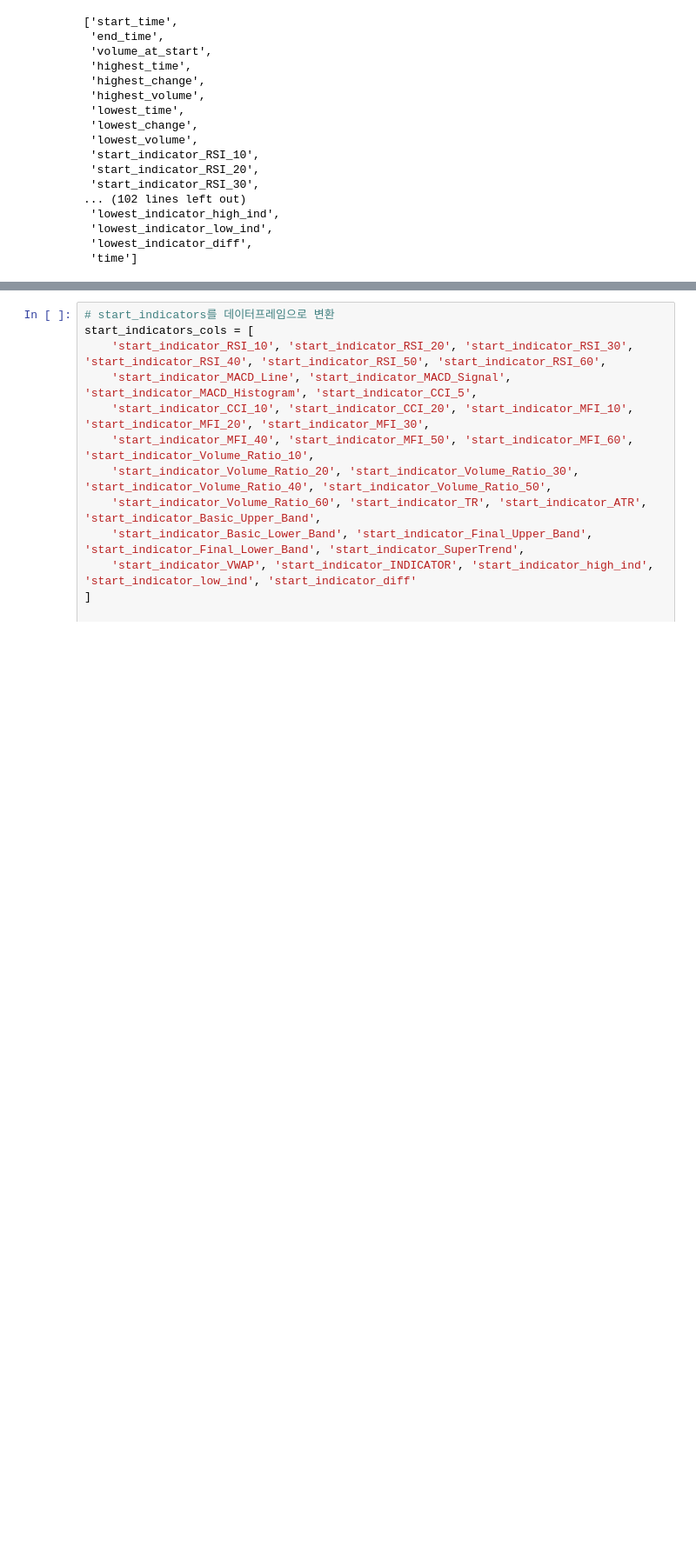
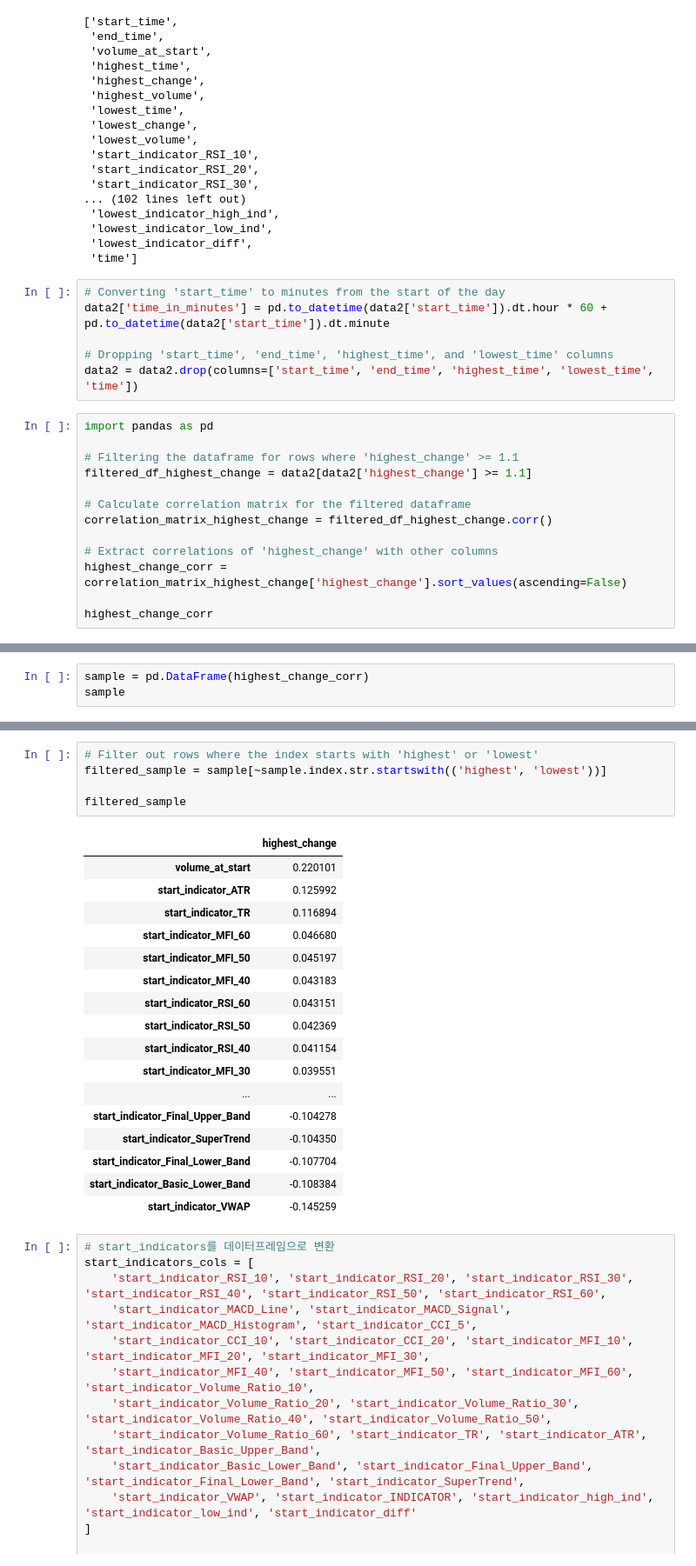
Before and after one commit to krkr5628/Crypto_Analysis_Colab, a Jupyter notebook: Best_Part.ipynb, the cells around one changed output, grey strips where cells are left out. Shown at 87% size. Saved outputs shown, nothing was run; the diff lists cells and outputs as text; blank space fills up the shorter version.

```diff
--- a/Best_Part.ipynb
+++ b/Best_Part.ipynb
@@ -494,3 +492,22 @@ columns_list3
  'lowest_indicator_low_ind',
  'lowest_indicator_diff',
  'time']
+# %%
+# Converting 'start_time' to minutes from the start of the day
+data2['time_in_minutes'] = pd.to_datetime(data2['start_time']).dt.hour * 60 + pd.to_datetime(data2['start_time']).dt.minute
+
+# Dropping 'start_time', 'end_time', 'highest_time', and 'lowest_time' columns
+data2 = data2.drop(columns=['start_time', 'end_time', 'highest_time', 'lowest_time', 'time'])
+# %%
+import pandas as pd
+
+# Filtering the dataframe for rows where 'highest_change' >= 1.1
+filtered_df_highest_change = data2[data2['highest_change'] >= 1.1]
+
+# Calculate correlation matrix for the filtered dataframe
+correlation_matrix_highest_change = filtered_df_highest_change.corr()
+
+# Extract correlations of 'highest_change' with other columns
+highest_change_corr = correlation_matrix_highest_change['highest_change'].sort_values(ascending=False)
+
+highest_change_corr
@@ -496,0 +527,3 @@ columns_list3
+# %%
+sample = pd.DataFrame(highest_change_corr)
+sample
@@ -497,3 +544,26 @@ columns_list3
+# %%
+# Filter out rows where the index starts with 'highest' or 'lowest'
+filtered_sample = sample[~sample.index.str.startswith(('highest', 'lowest'))]
+
+filtered_sample
+# %% [output]
+|  | highest_change |
+| volume_at_start | 0.220101 |
+| start_indicator_ATR | 0.125992 |
+| start_indicator_TR | 0.116894 |
+| start_indicator_MFI_60 | 0.046680 |
+| start_indicator_MFI_50 | 0.045197 |
+| start_indicator_MFI_40 | 0.043183 |
+| start_indicator_RSI_60 | 0.043151 |
+| start_indicator_RSI_50 | 0.042369 |
+| start_indicator_RSI_40 | 0.041154 |
+| start_indicator_MFI_30 | 0.039551 |
+| ... | ... |
+| start_indicator_Final_Upper_Band | -0.104278 |
+| start_indicator_SuperTrend | -0.104350 |
+| start_indicator_Final_Lower_Band | -0.107704 |
+| start_indicator_Basic_Lower_Band | -0.108384 |
+| start_indicator_VWAP | -0.145259 |
 # %%
 # start_indicators를 데이터프레임으로 변환
 start_indicators_cols = [
```
Also changed, not shown: parts of 16 cells of this notebook.
